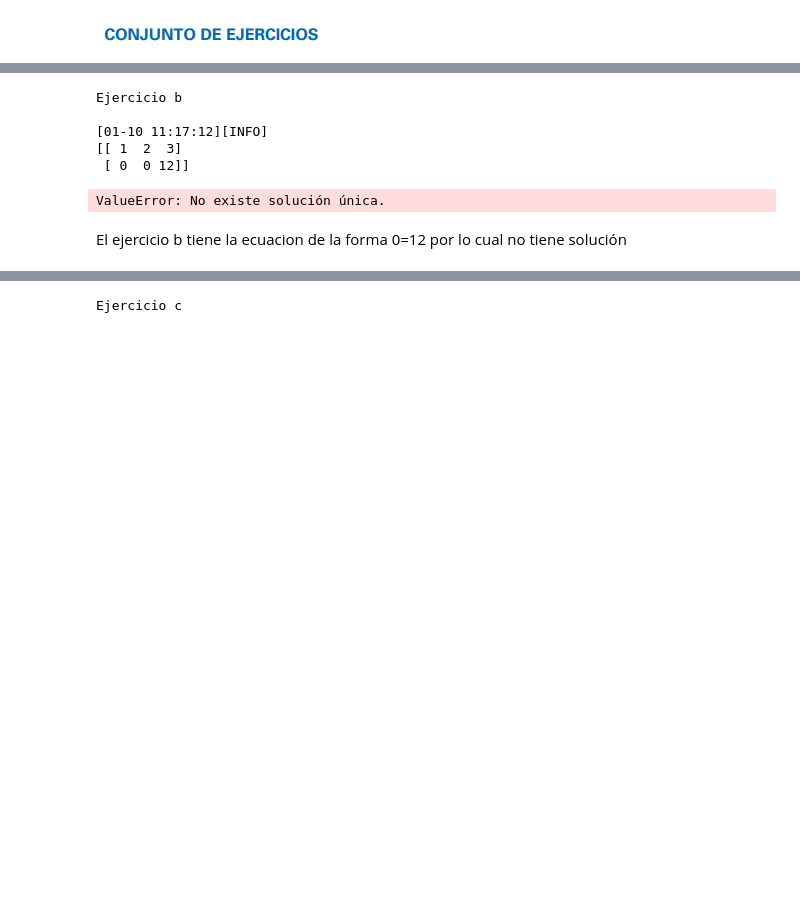
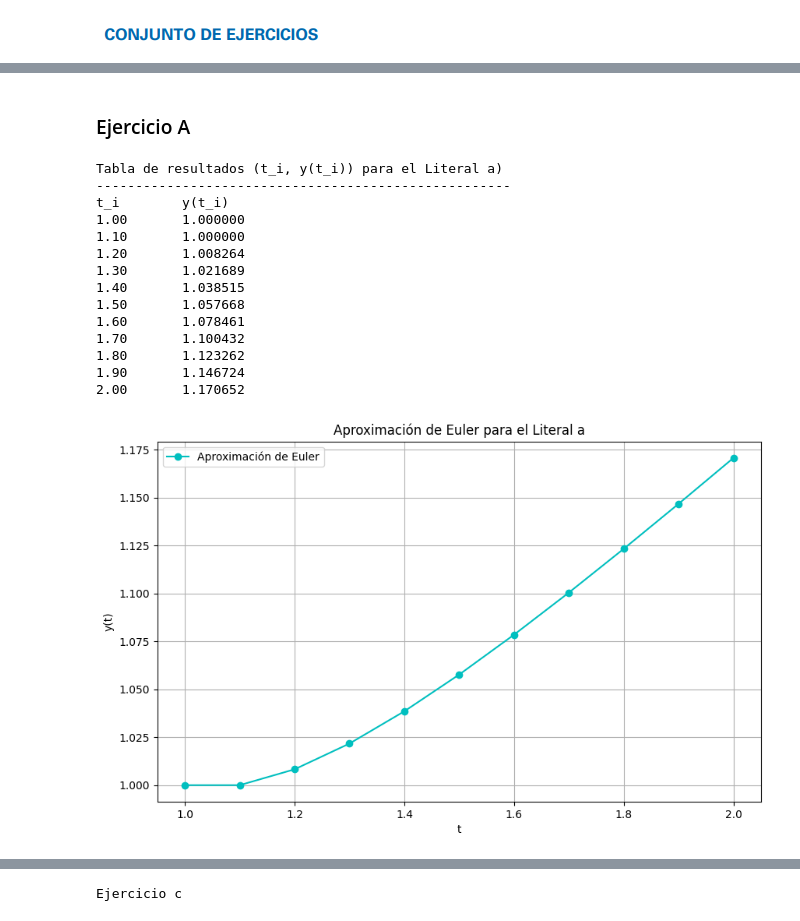
Before and after one commit to LAINE30/MN-Deberes, a Jupyter notebook: Tareas/[Tarea 12].ipynb, the cells around one changed output, grey strips where cells are left out. Cells and saved outputs as stored; diff of their text form; code cells hidden in the pictures; blank space fills up the shorter version.

```diff
--- a/Tareas/[Tarea 12].ipynb
+++ b/Tareas/[Tarea 12].ipynb
@@ -38,14 +21,60 @@ array([ 0., -0.])
-# %%
-print("Ejercicio b \n")
-Ab = [[1, 2, 3], [-2, -4, 6]]
-
-eliminacion_gaussiana(Ab)
-# %% [output]
-Ejercicio b
-
-[01-10 11:17:12][INFO]
-[[ 1  2  3]
- [ 0  0 12]]
-ValueError: No existe solución única.
-# %% [markdown]
-El ejercicio b tiene la ecuacion de la forma 0=12 por lo cual no tiene solución
+# %% [markdown]
+### Ejercicio A
+# %%
+def ODE_euler(a: float, b: float, f, y_t0: float, N: int):
+    h = (b - a) / N  # tamaño del paso
+    t_values = [a + i*h for i in range(N+1)]  # valores de t
+    y_values = [y_t0]  # valores de y
+    y = y_t0
+
+    for i in range(1, N+1):
+        y = y + h * f(t_values[i-1], y)  # Método de Euler
+        y_values.append(y)
+
+    # Imprimir la tabla de resultados
+    print("Tabla de resultados (t_i, y(t_i)) para el Literal a)")
+    print("-----------------------------------------------------")
+    print(f"{'t_i':<10} {'y(t_i)'}")
+    for t, y in zip(t_values, y_values):
+        print(f"{t:<10.2f} {y:.6f}")
+
+    return y_values, t_values, h
+
+# Parámetros para el problema a
+a = 1
+b = 2
+y_t0_a = 1
+h_a = 0.1
+N_a = int((b - a) / h_a)
+
+# Definir la función f para el problema a
+def f_a(t, y):
+    return y / t - (y / t)**2
+
+ys_a, ts_a, h_a = ODE_euler(a=a, b=b, f=f_a, y_t0=y_t0_a, N=N_a)
+
+# Graficar los resultados
+plt.figure(figsize=(10, 6))
+plt.plot(ts_a, ys_a, marker='o', linestyle='-', color='c', label='Aproximación de Euler')
+plt.xlabel('t')
+plt.ylabel('y(t)')
+plt.title('Aproximación de Euler para el Literal a')
+plt.legend()
+plt.grid(True)
+plt.show()
+# %% [output]
+Tabla de resultados (t_i, y(t_i)) para el Literal a)
+-----------------------------------------------------
+t_i        y(t_i)
+1.00       1.000000
+1.10       1.000000
+1.20       1.008264
+1.30       1.021689
+1.40       1.038515
+1.50       1.057668
+1.60       1.078461
+1.70       1.100432
+1.80       1.123262
+1.90       1.146724
+2.00       1.170652
+[figure, added]
```
Also changed, not shown: parts of 42 cells of this notebook.
